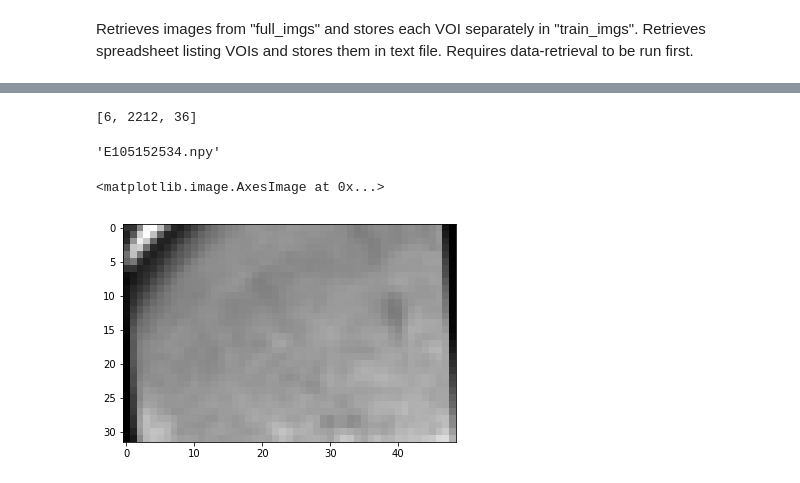
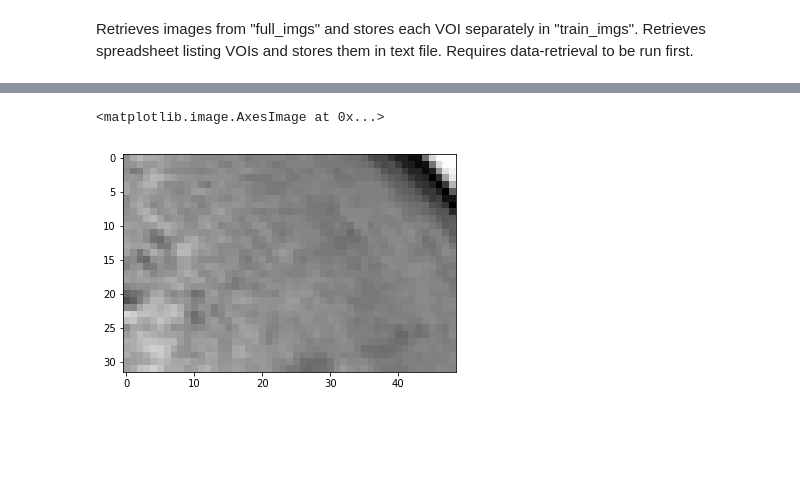
Before and after one commit to clintonjwang/cancer-staging, a Jupyter notebook: data-for-cls-only.ipynb, the cells around one changed output, grey strips where cells are left out. Drawn from its saved outputs; the diff is of its cells as text; code cells hidden in the pictures; blank space fills up the shorter version.

```diff
--- a/data-for-cls-only.ipynb
+++ b/data-for-cls-only.ipynb
@@ -98,4 +95,0 @@ x=[3,2,36,2212,6]
-# %%
-x[-1:1:-1]
-# %% [output]
-[6, 2212, 36]
@@ -104,14 +96,8 @@ img = np.load("full_imgs\\"+img_fn)
-# %%
-img_fn
-# %% [output]
-'E105152534.npy'
 # %%
-import matplotlib.pyplot as plt
-%matplotlib inline
-plt.imshow(cropped_imgs[6][:,:,5,0], cmap='gray')
+plt.imshow(cropped_imgs[0][:,:,5,0], cmap='gray')
 # %% [output]
 <matplotlib.image.AxesImage at 0x...>
-[figure, old version]
+[figure, new version]
 # %%
 for img_fn in os.listdir("full_imgs\\"):
     img = np.load("full_imgs\\"+img_fn)
```
Also changed, not shown: parts of 15 cells of this notebook, 3 other files.
